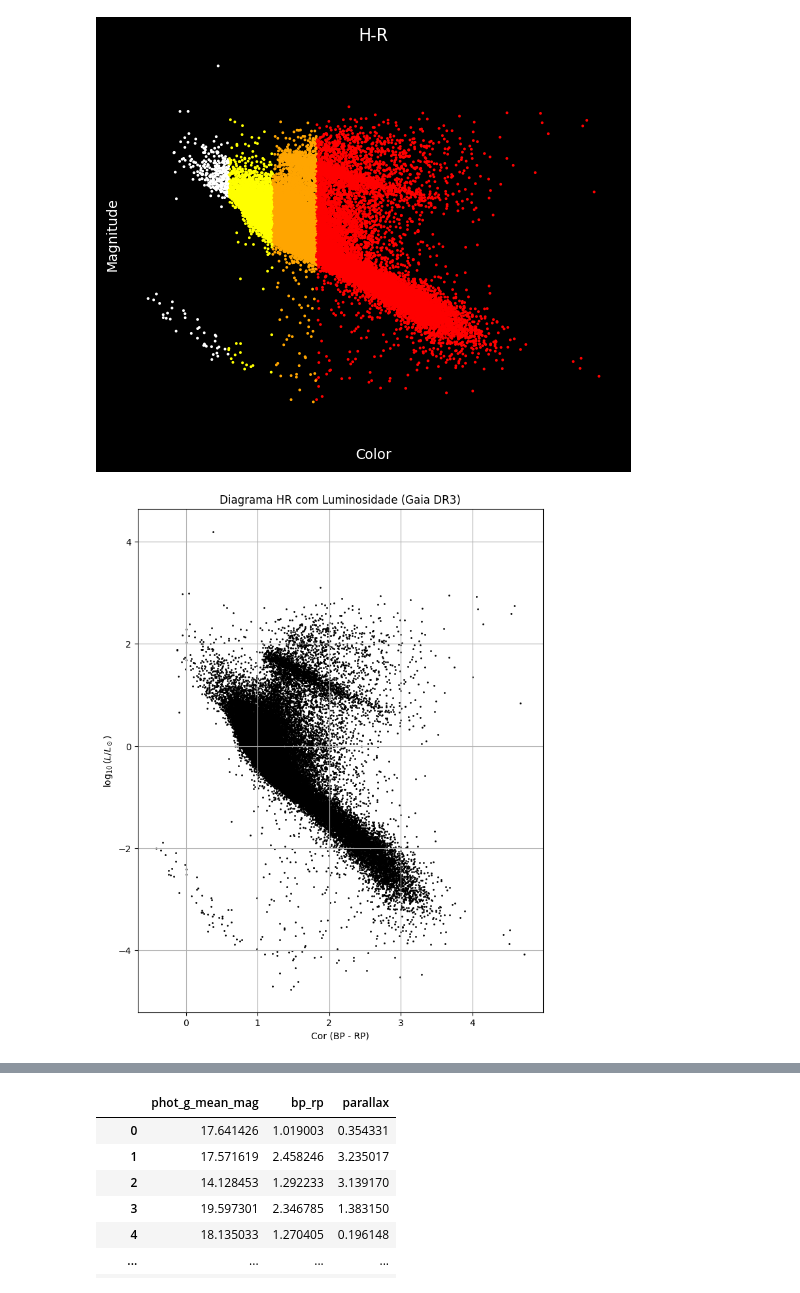
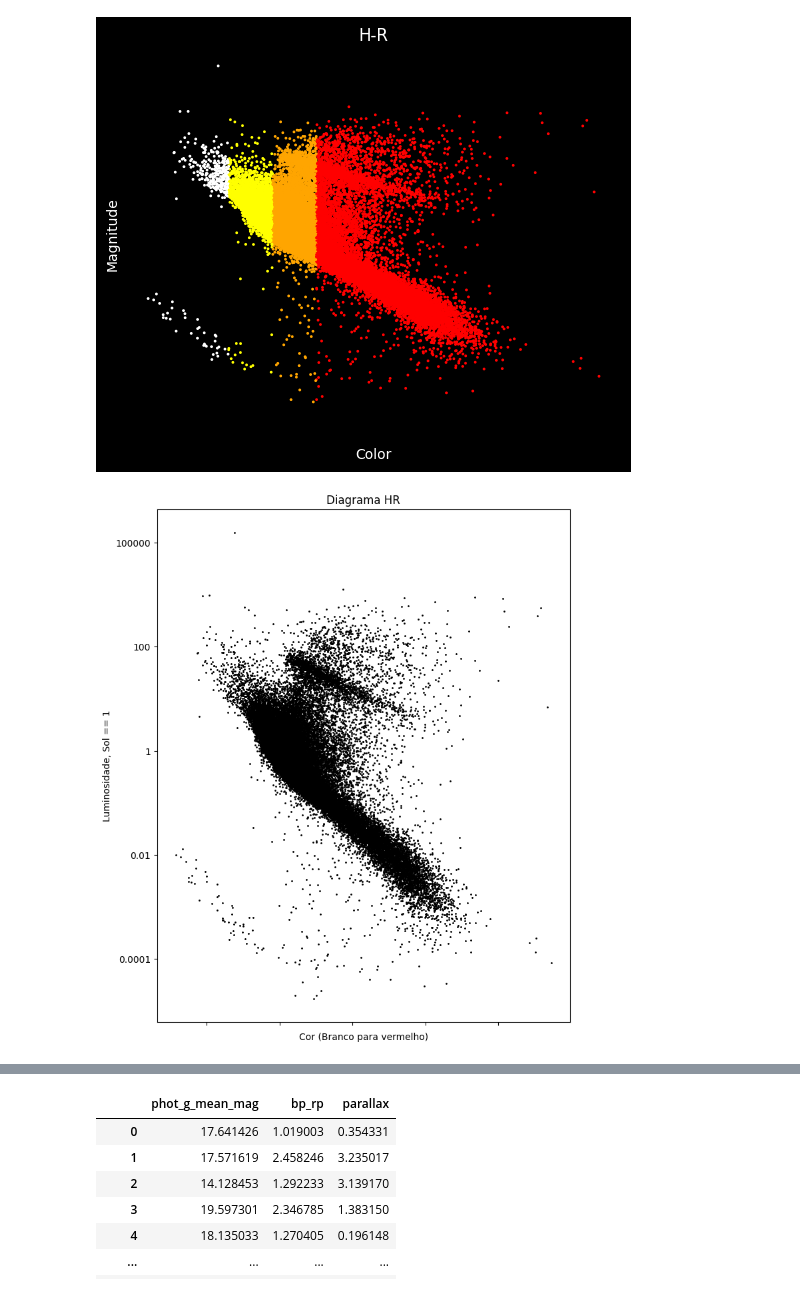
Before and after one commit to arturbernardo/data_stars, a Jupyter notebook: Gaia2Exploration.ipynb, the cells around one changed output, grey strips where cells are left out. Drawn from its saved outputs; the diff is of its cells as text; code cells hidden in the pictures.

```diff
--- a/Gaia2Exploration.ipynb
+++ b/Gaia2Exploration.ipynb
@@ -142,17 +142,24 @@ plt.show()
 # %%
 # Supondo que df['M'] já foi calculado
 M_sun = 4.83  # Magnitude absoluta do Sol no sistema G (aproximado)
 
 # Luminosidade em unidades solares
 df['log_L'] = -0.4 * (M - M_sun)
+# plt.figure(figsize=(8, 10))
 
-plt.figure(figsize=(8, 10))
+fig, ax = plt.subplots()
+ax.set_xticklabels([])
+ax.set_yticklabels([0, 0.0001, 0.01, 1, 100, 100000])
+fig.set_figheight(10)
+fig.set_figwidth(8)
+
 plt.scatter(df['bp_rp'], df['log_L'], s=1, color='black')
-plt.xlabel('Cor (BP - RP)')
-plt.ylabel(r'$\log_{10}(L / L_\odot)$')
-plt.title('Diagrama HR com Luminosidade (Gaia DR3)')
+plt.xlabel('Cor (Branco para vermelho)')
+plt.ylabel('Luminosidade, Sol == 1')
+plt.title('Diagrama HR')
 # plt.gca().invert_yaxis()  # opcional: inverso para parecer com versão clássica
-plt.grid(True)
+plt.grid(False)
+
 plt.show()
 # %% [output]
-[figure, old version]
+[figure, new version]
```
Also changed, not shown: parts of 3 cells of this notebook.
